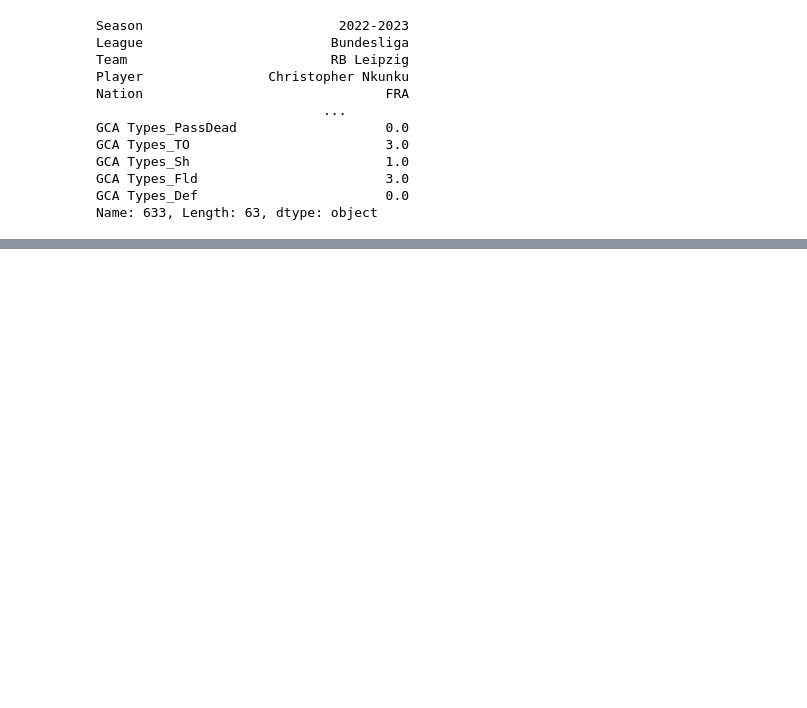
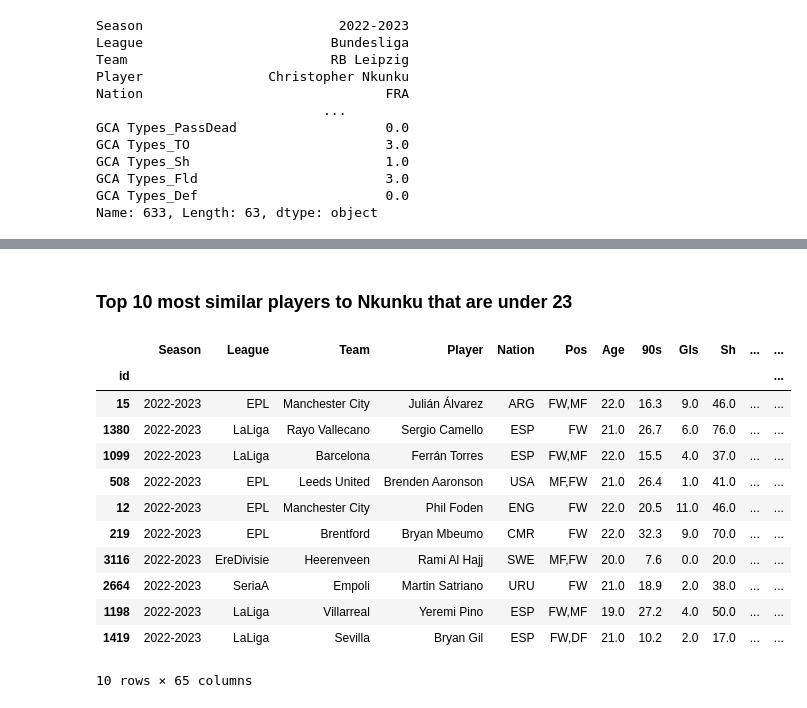
Before and after one commit to allorenz/football-player-similarity, a Jupyter notebook: src/vector_database_fbref.ipynb, the cells around one changed output, grey strips where cells are left out. Saved outputs shown, nothing was run; the diff lists cells and outputs as text; code cells hidden in the pictures; blank space fills up the shorter version.

Commit message:
vdb for fbref data

```diff
--- a/src/vector_database_fbref.ipynb
+++ b/src/vector_database_fbref.ipynb
@@ -391,18 +315,0 @@ query_idx = list(results.get('ids')[0])
-# %%
-distances = results['distances'][0]
-similarity_percentage = []
-for dist in distances:
-    similarity_percentage.append((1 - dist) * 100)
-
-result_dic = {
-    'id' : query_idx,
-    'similarity percentage' : similarity_percentage,
-    'similarity' : distances
-}
-result_df = pd.DataFrame.from_dict(result_dic)
-result_df
-result_df['id'] = result_df['id'].astype(int)
-result_df = result_df.set_index('id')
-
-merged_data = pd.merge(df, result_df, left_index=True, right_index=True, how='right')
-merged_data.sort_values('similarity',ascending=True)[:20]
@@ -428,0 +316,18 @@ merged_data.sort_values('similarity',ascending=True)[:20]
+# %% [markdown]
+### Top 10 most similar players to Nkunku that are under 23
+# %%
+merged_data[merged_data["Age"] < 23][:10]
+# %% [output]
+|  | Season | League | Team | Player | Nation | Pos | Age | 90s | Gls | Sh | ... | ... |
+| id |  |  |  |  |  |  |  |  |  |  |  | ... |
+| 15 | 2022-2023 | EPL | Manchester City | Julián Álvarez | ARG | FW,MF | 22.0 | 16.3 | 9.0 | 46.0 | ... | ... |
+| 1380 | 2022-2023 | LaLiga | Rayo Vallecano | Sergio Camello | ESP | FW | 21.0 | 26.7 | 6.0 | 76.0 | ... | ... |
+| 1099 | 2022-2023 | LaLiga | Barcelona | Ferrán Torres | ESP | FW,MF | 22.0 | 15.5 | 4.0 | 37.0 | ... | ... |
+| 508 | 2022-2023 | EPL | Leeds United | Brenden Aaronson | USA | MF,FW | 21.0 | 26.4 | 1.0 | 41.0 | ... | ... |
+| 12 | 2022-2023 | EPL | Manchester City | Phil Foden | ENG | FW | 22.0 | 20.5 | 11.0 | 46.0 | ... | ... |
+| 219 | 2022-2023 | EPL | Brentford | Bryan Mbeumo | CMR | FW | 22.0 | 32.3 | 9.0 | 70.0 | ... | ... |
+| 3116 | 2022-2023 | EreDivisie | Heerenveen | Rami Al Hajj | SWE | MF,FW | 20.0 | 7.6 | 0.0 | 20.0 | ... | ... |
+| 2664 | 2022-2023 | SeriaA | Empoli | Martin Satriano | URU | FW | 21.0 | 18.9 | 2.0 | 38.0 | ... | ... |
+| 1198 | 2022-2023 | LaLiga | Villarreal | Yeremi Pino | ESP | FW,MF | 19.0 | 27.2 | 4.0 | 50.0 | ... | ... |
+| 1419 | 2022-2023 | LaLiga | Sevilla | Bryan Gil | ESP | FW,DF | 21.0 | 10.2 | 2.0 | 17.0 | ... | ... |
+10 rows × 65 columns
```
Also changed, not shown: parts of 17 cells of this notebook.
